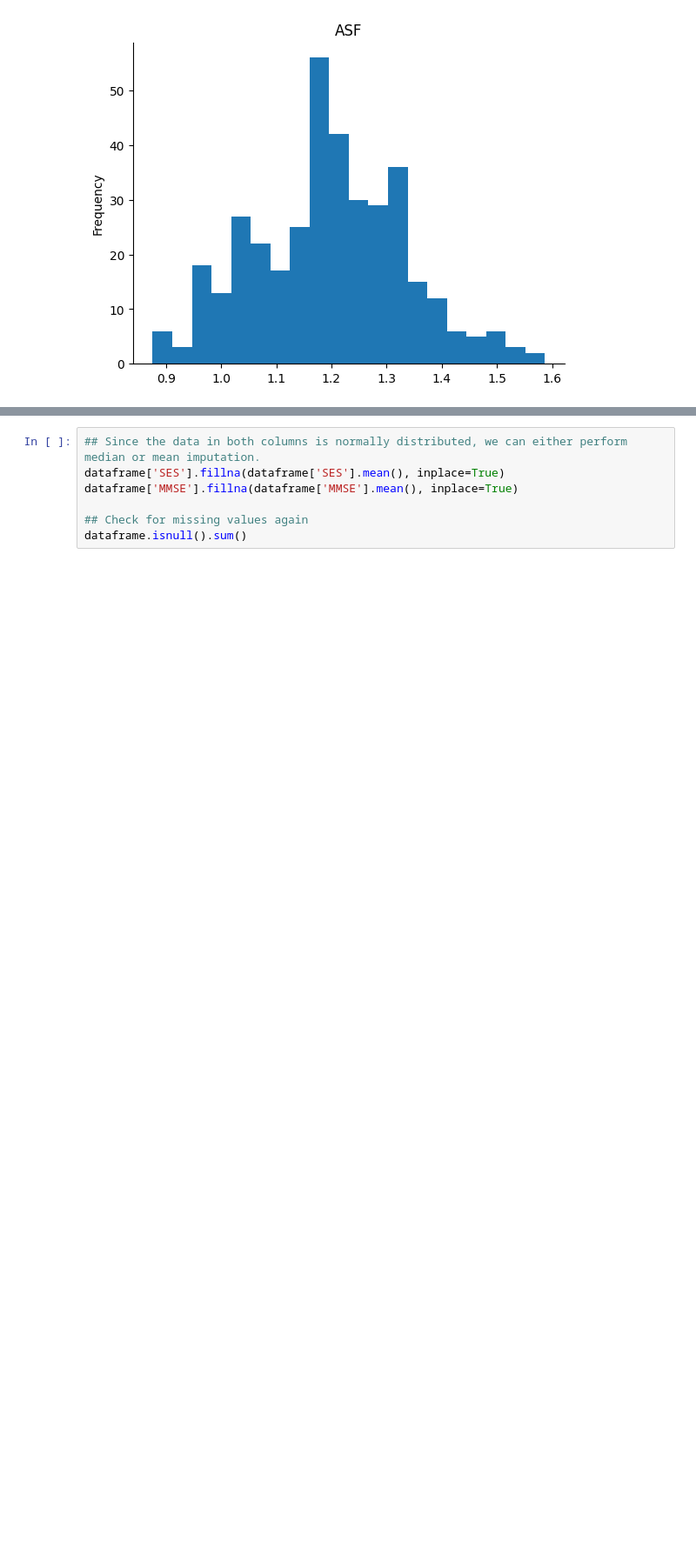
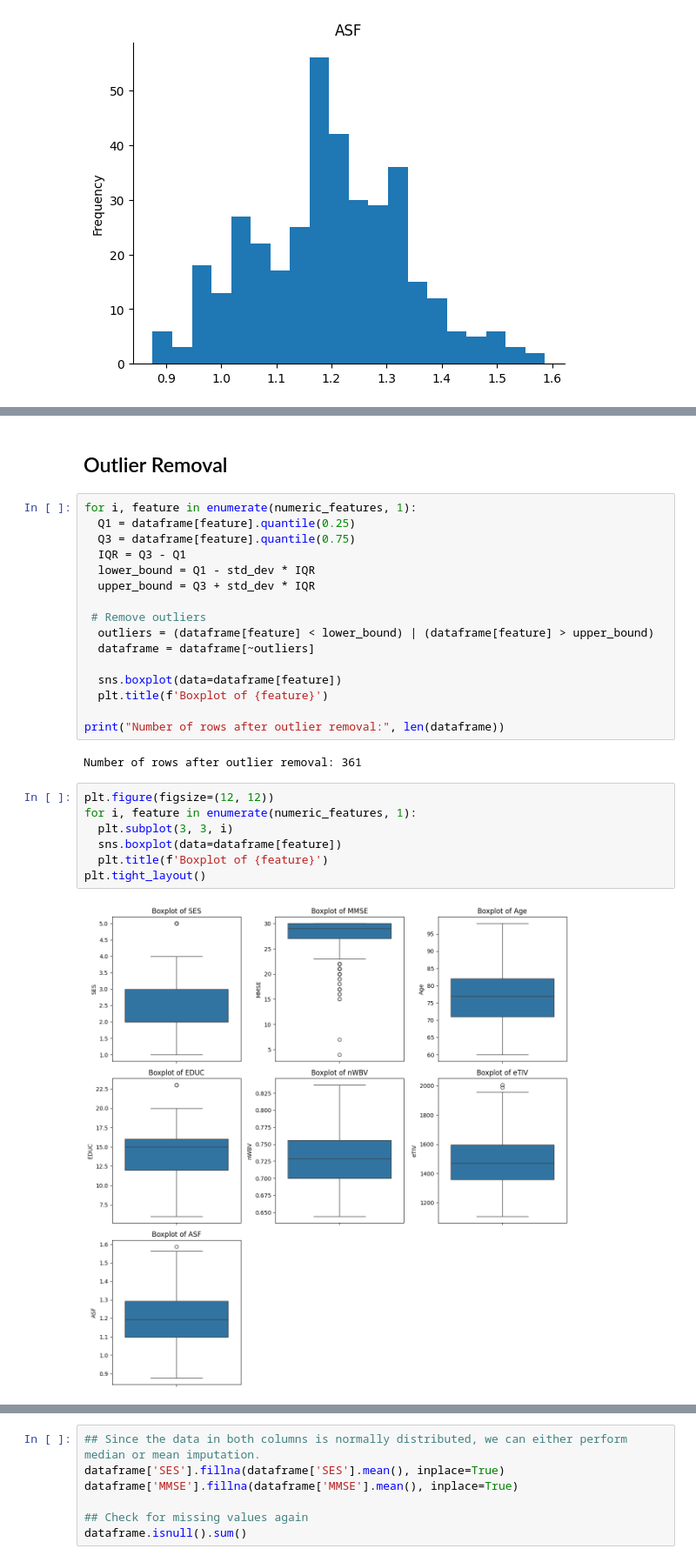
Before and after one commit to 442203479/SE-proj, a Jupyter notebook: AlzheimerPredictor.ipynb, the cells around one changed output, grey strips where cells are left out. Shown at 87% size. Saved outputs shown, nothing was run; the diff lists cells and outputs as text; blank space fills up the shorter version.

```diff
--- a/AlzheimerPredictor.ipynb
+++ b/AlzheimerPredictor.ipynb
@@ -139 +219,30 @@ plt.gca().spines[['top', 'right',]].set_visible(False)
+# %% [markdown]
+## Outlier Removal
+# %%
+for i, feature in enumerate(numeric_features, 1):
+  Q1 = dataframe[feature].quantile(0.25)
+  Q3 = dataframe[feature].quantile(0.75)
+  IQR = Q3 - Q1
+  lower_bound = Q1 - std_dev * IQR
+  upper_bound = Q3 + std_dev * IQR
+
+ # Remove outliers
+  outliers = (dataframe[feature] < lower_bound) | (dataframe[feature] > upper_bound)
+  dataframe = dataframe[~outliers]
+
+  sns.boxplot(data=dataframe[feature])
+  plt.title(f'Boxplot of {feature}')
+
+print("Number of rows after outlier removal:", len(dataframe))
+# %% [output]
+Number of rows after outlier removal: 361
+# %%
+plt.figure(figsize=(12, 12))
+for i, feature in enumerate(numeric_features, 1):
+  plt.subplot(3, 3, i)
+  sns.boxplot(data=dataframe[feature])
+  plt.title(f'Boxplot of {feature}')
+plt.tight_layout()
+# %% [output]
+[figure, added]
 # %% [markdown]
```
Also changed, not shown: parts of 17 cells of this notebook.
